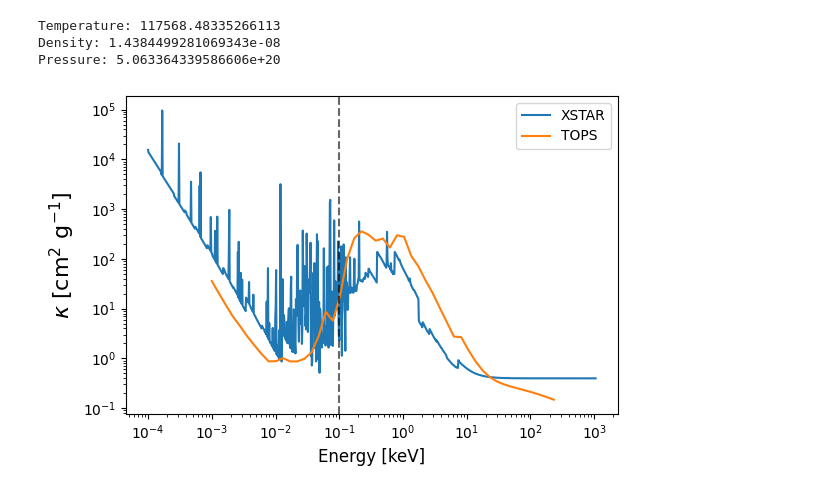
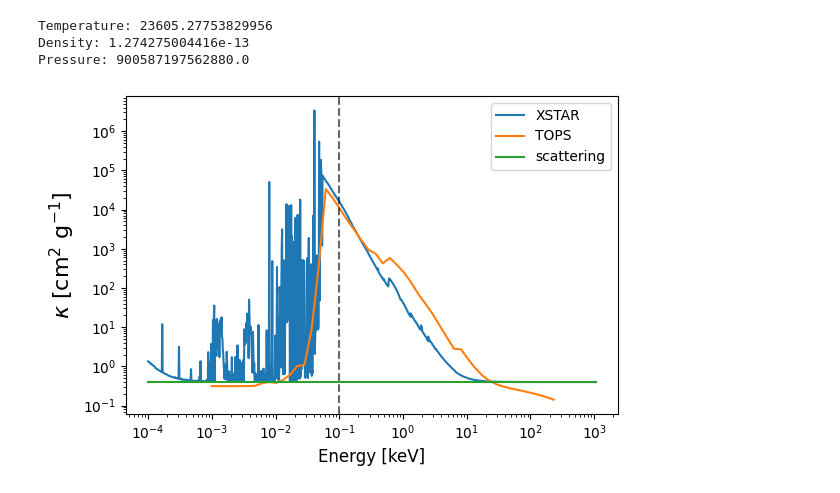
Before and after one commit to AmySec/python4XSTAR, a Jupyter notebook: ind_opacity_analysis.ipynb, the cells around one changed output. Saved outputs shown, nothing was run; the diff lists cells and outputs as text; code cells hidden in the pictures.

```diff
--- a/ind_opacity_analysis.ipynb
+++ b/ind_opacity_analysis.ipynb
@@ -50,8 +50,8 @@ for countt in range(nt):
         line=f.readline()
 # %%
 #select a wanted temperature and density
-wantrho=1e-8 #in g cm^-3
-wanttemp=1e-2#in keV
+wantrho=1e-13 #in g cm^-3
+wanttemp=2e-3#in keV
 
 #find the index of the XSTAR file with wanted temperature/density
 tlist=np.logspace(np.log10(5e3),np.log10(1e6),100) #in kelvin
@@ -74,26 +74,27 @@ print("Temperature:",hud[1].data['value'][names=='temperature'][0]*1e4)
 print("Density:",hud[1].data['value'][names=='density'][0]*1.67e-24)
 print("Pressure:",hud[1].data['value'][names=='pressure'][0])
 # %% [output]
-Temperature: 117568.48335266113
-Density: 1.4384499281069343e-08
-Pressure: 5.063364339586606e+20
+Temperature: 23605.27753829956
+Density: 1.274275004416e-13
+Pressure: 900587197562880.0
 # %%
 fig=plt.figure(figsize=(6,4))
 
 rho=hud[1].data['value'][names=='density']*1.67e-24
 
 plt.plot(hud[3].data['energy']/1000,(hud[3].data['opacity']+hud[3].data['scattering'])/rho,label='XSTAR')
 plt.plot(energy[top_ind_temp,top_ind_dens],ross[top_ind_temp,top_ind_dens],label='TOPS')
+plt.plot(hud[3].data['energy']/1000,(hud[3].data['scattering'])/rho,label='scattering')
 plt.gca().set_xscale('log')
 plt.gca().set_yscale('log')
 
 plt.axvline(0.1,linestyle='dashed',color='black',alpha=0.6)
 
 plt.xlabel('Energy [keV]',fontsize=12)
 plt.ylabel(r'$\kappa$ [cm$^2~$g$^{-1}$]',fontsize=16)
 plt.legend()
 plt.tight_layout()
 
 #plt.savefig('opex.pdf')
 # %% [output]
-[figure, old version]
+[figure, new version]
```
Also changed, not shown: 1 other file.
